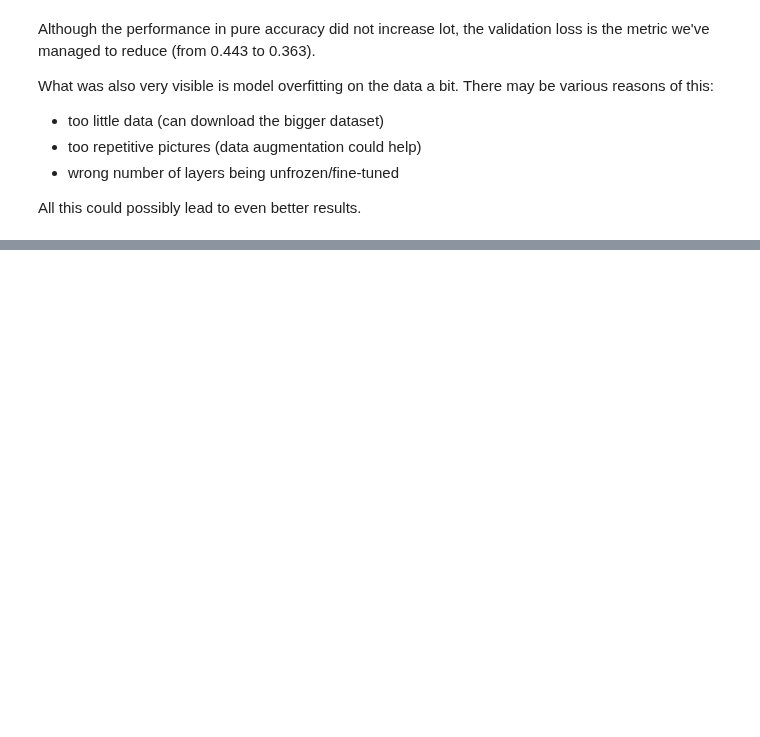
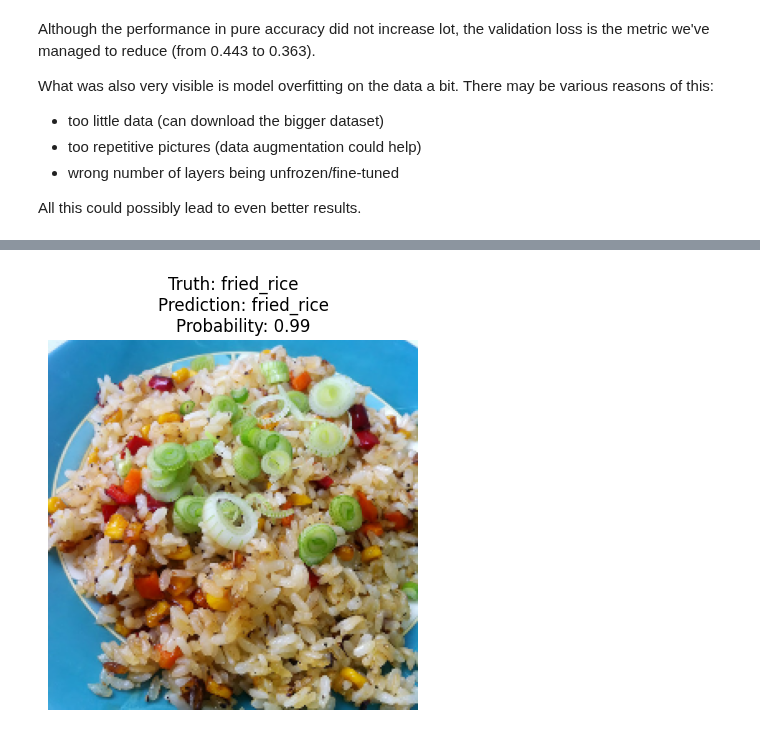
Before and after one commit to pawelkiszczak/tensorflow, a Jupyter notebook: colab_notebooks/05_exercises.ipynb, the cells around one changed output, grey strips where cells are left out. Drawn from its saved outputs; the diff is of its cells as text; code cells hidden in the pictures; blank space fills up the shorter version.

```diff
--- a/colab_notebooks/05_exercises.ipynb
+++ b/colab_notebooks/05_exercises.ipynb
@@ -434,0 +487,4 @@ All this could possibly lead to even better results.
+# %%
+create_prediction(test_data)
+# %% [output]
+[figure, added]
```
Also changed, not shown: parts of 18 cells of this notebook.
